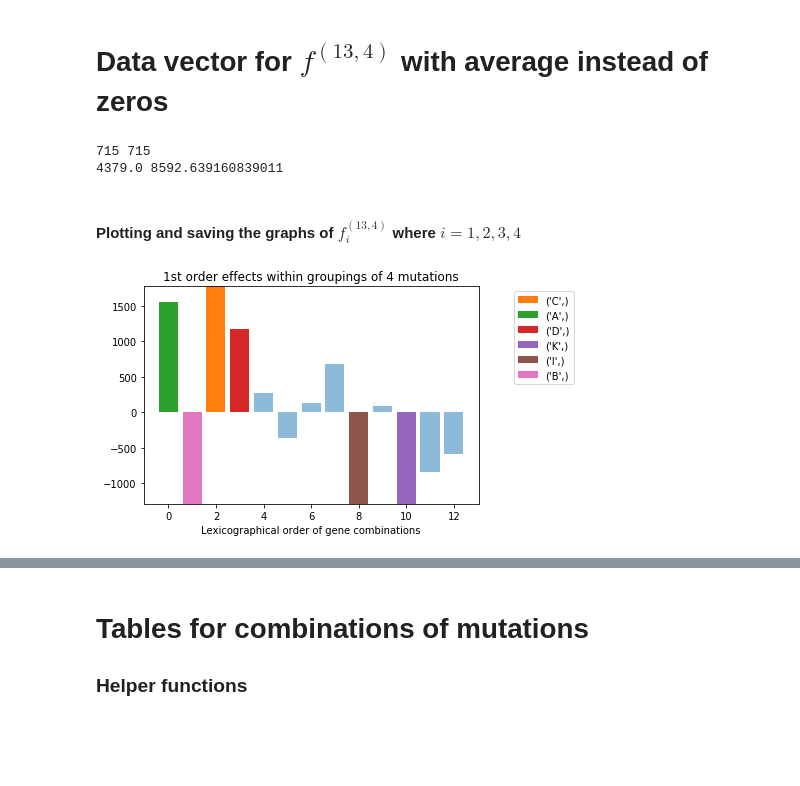
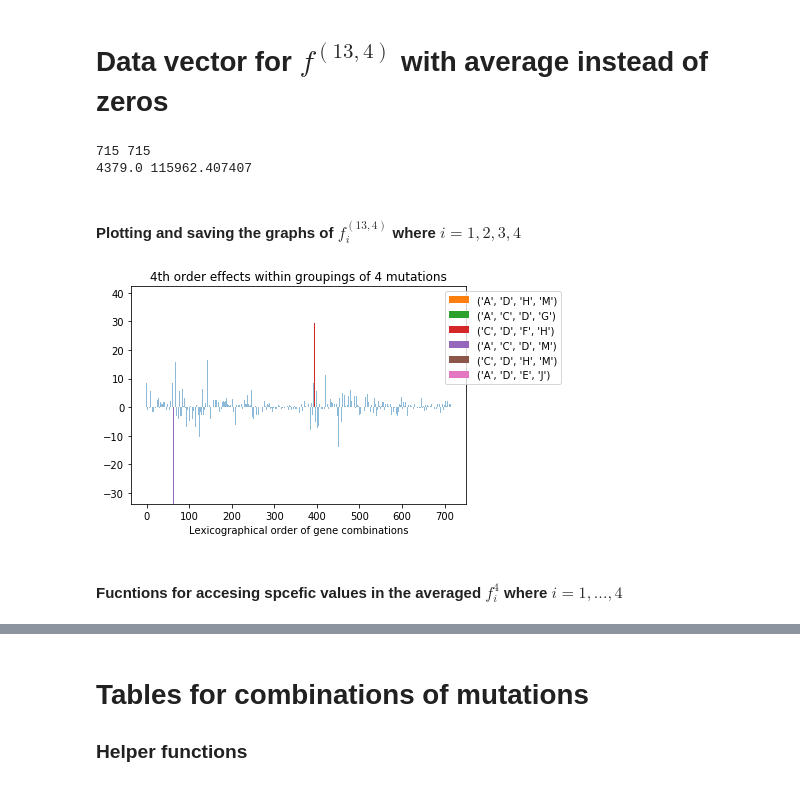
Before and after one commit to LillianGonzalezAlbino/FourierAnalysis, a Jupyter notebook: Spectral-Analysis-Reduced-Dataset(and).ipynb, the cells around one changed output, grey strips where cells are left out. Saved outputs shown, nothing was run; the diff lists cells and outputs as text; code cells hidden in the pictures; blank space fills up the shorter version.

```diff
--- a/Spectral-Analysis-Reduced-Dataset(and).ipynb
+++ b/Spectral-Analysis-Reduced-Dataset(and).ipynb
@@ -30,7 +31,7 @@ from matplotlib.pyplot import figure
 # %% [markdown]
 # Dataset (and)
 # %%
-gene_dat = pd.read_csv('../vcf_FA.csv',index_col='Unnamed: 0',encoding='utf-8')
+gene_dat = pd.read_csv('vcf_FA.csv',index_col='Unnamed: 0',encoding='utf-8')
 matrix = gene_dat.as_matrix()
 gene_mut = np.zeros((matrix.shape[0],int(np.ceil((matrix.shape[1])/2))))
 # %%
@@ -641,7 +642,12 @@ array([3.63455063, 3.63455063, 3.63455063, ..., 3.63455063, 3.63455063,
 # Data vector for $f^{(13,4)}$ with average instead of zeros
 # %%
 F = data_vectors_f2[2]
-Average = AllMallowVectors2[2][1][0][0]
+counter = 0
+for i in range(len(F)):
+    if(int(F[i]) != 0):
+        counter += 1
+Average = sum(F)/counter
+
 F_Average = np.zeros(len(F))
 for i in range(len(F_Average)):
     if(int(F[i]) == 0):
@@ -654,7 +660,7 @@ print(len(F), len(F_Average))
 print(sum(F), sum(F_Average))
 # %% [output]
 715 715
-4379.0 8592.639160839011
+4379.0 115962.407407
 # %%
 #Apply Mallow's Method to datavector
 # partitioned data vector
@@ -686,8 +692,10 @@ MalList = Mallows_list(list(range(num_vars)), f_list, (num_vars,int(k2)))
 #### Plotting and saving the graphs of $f^{(13,4)}_i$ where $i = 1,2,3,4$
 # %%
 # # plot f^4_1, f^4_2, f^4_3, f^4_4
-# k = 4
+k = 4
 # # order range from 1 to 6
-# color_peaks(MalList[1], order = 1, k = 4, n_max_peak = 3, n_min_peak = 3)
+color_peaks(MalList[4], order = 4, k = 4, n_max_peak = 3, n_min_peak = 3)
 # %% [output]
-[figure, old version]
+[figure, new version]
+# %% [markdown]
+#### Fucntions for accesing spcefic values in the averaged $f^4_i$ where $i=1,...,4$
```
Also changed, not shown: parts of 11 cells of this notebook, 1 other file.
